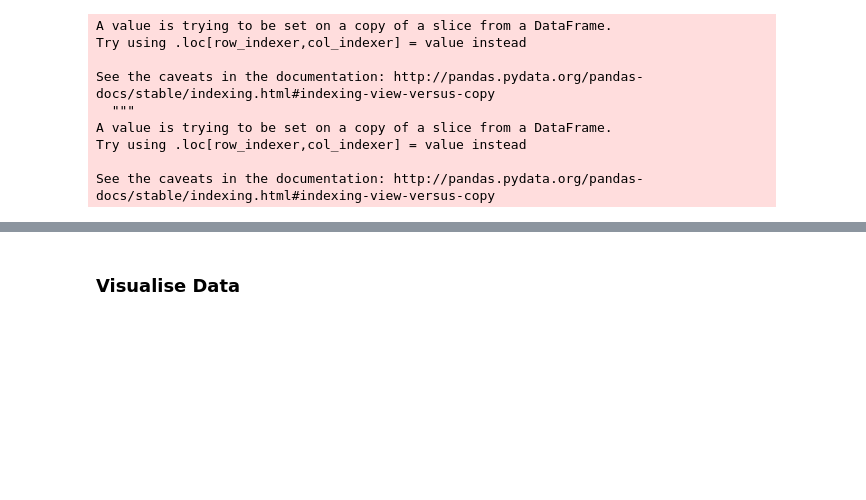
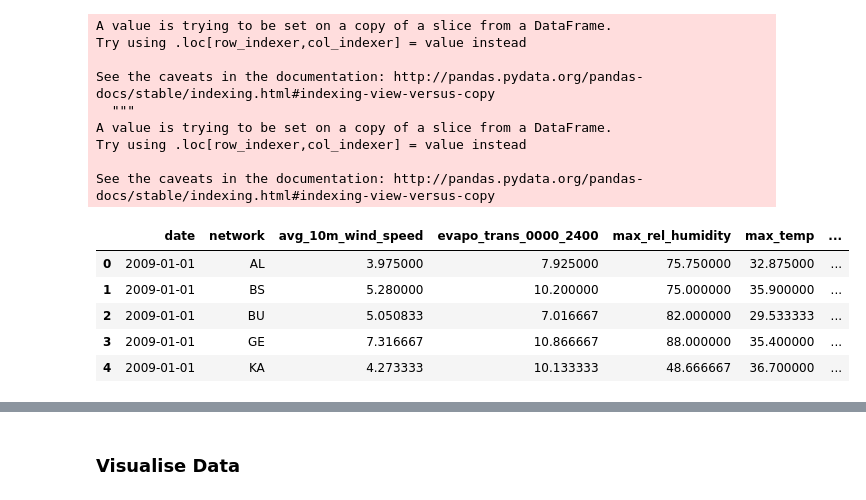
Before and after one commit to ATCOGas/VV_Forecasting, a Jupyter notebook: notebooks/Analysis_JobTypes-GRU,LSTM.ipynb, the cells around one changed output, grey strips where cells are left out. Drawn from its saved outputs; the diff is of its cells as text; code cells hidden in the pictures; blank space fills up the shorter version.

```diff
--- a/notebooks/Analysis_JobTypes-GRU,LSTM.ipynb
+++ b/notebooks/Analysis_JobTypes-GRU,LSTM.ipynb
@@ -119,27 +126,34 @@ See the caveats in the documentation: http://pandas.pydata.org/pandas-docs/stabl
 # %%
 import datetime
 import numpy as np
 
 # make the data
 pivot_weather = pd.pivot_table(df,
                                values=[
                                    'evapo_trans_0000_2400',
                                    'rain_0900_0900',
                                    'pan_evap_0900_0900',
                                    'max_temp',
                                    'min_temp',
                                    'max_rel_humidity',
                                    'min_rel_humidity',
                                    'avg_10m_wind_speed',
                                    'solar_radiation'
                                 ],
                                index=['date','network'],
                                aggfunc='mean'
                               )
 
 pivot_weather = pivot_weather.reset_index()
 pivot_weather['date']=pd.to_datetime(pivot_weather['date'])
-#pivot_weather.head()
+pivot_weather.head()
+# %% [output]
+|  | date | network | avg_10m_wind_speed | evapo_trans_0000_2400 | max_rel_humidity | max_temp | ... |
+| 0 | 2009-01-01 | AL | 3.975000 | 7.925000 | 75.750000 | 32.875000 | ... |
+| 1 | 2009-01-01 | BS | 5.280000 | 10.200000 | 75.000000 | 35.900000 | ... |
+| 2 | 2009-01-01 | BU | 5.050833 | 7.016667 | 82.000000 | 29.533333 | ... |
+| 3 | 2009-01-01 | GE | 7.316667 | 10.866667 | 88.000000 | 35.400000 | ... |
+| 4 | 2009-01-01 | KA | 4.273333 | 10.133333 | 48.666667 | 36.700000 | ... |
 # %%
 # make the data
 pivot_jobcount = pd.pivot_table(df, values='job_type', index=['date', 'network'], aggfunc='count')
```
Also changed, not shown: parts of 19 cells of this notebook.
